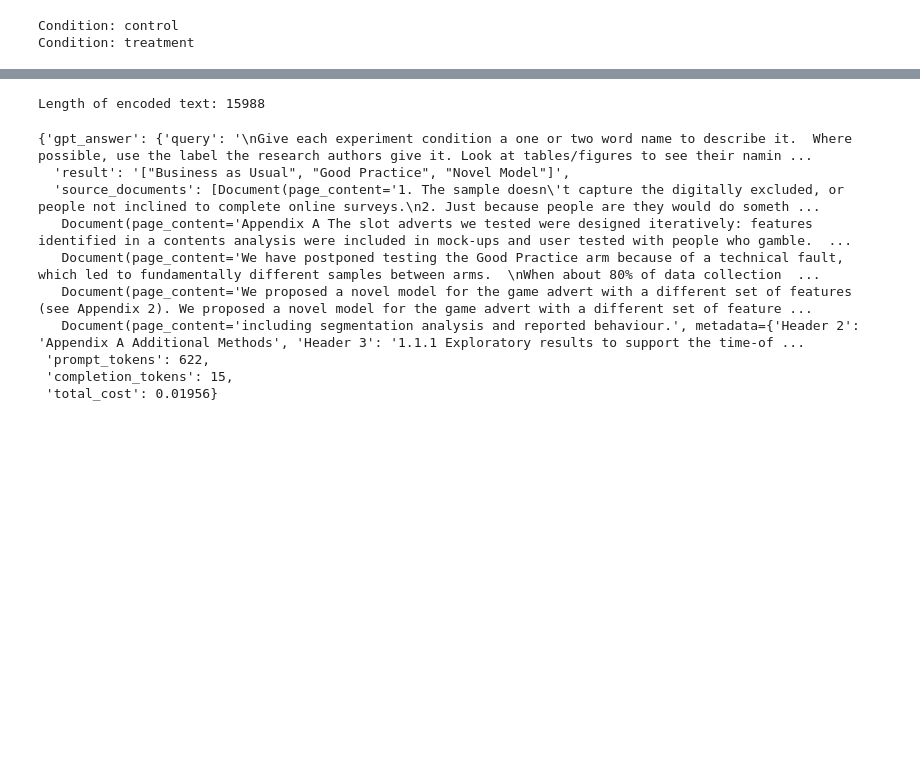
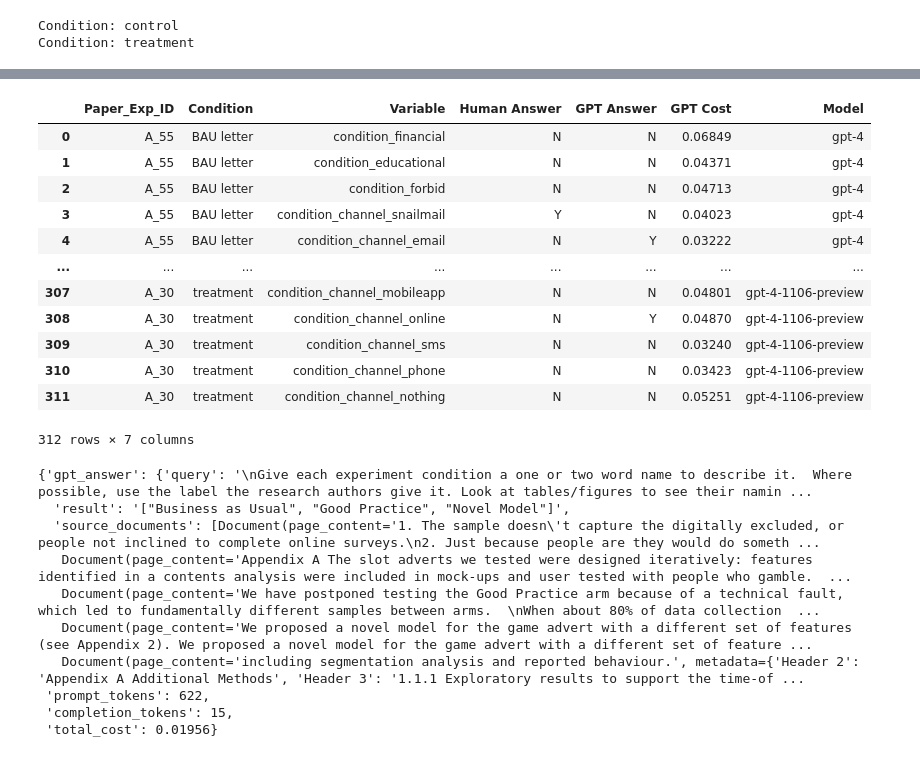
Before and after one commit to Watts-Lab/atlas, a Jupyter notebook: notebooks/gpt_demonstration.ipynb, the cells around one changed output, grey strips where cells are left out. Cells and saved outputs as stored; diff of their text form; code cells hidden in the pictures; blank space fills up the shorter version.

Commit message:
gpt-4-turbo trial

```diff
--- a/notebooks/gpt_demonstration.ipynb
+++ b/notebooks/gpt_demonstration.ipynb
@@ -524,17 +440,0 @@ def play(answer, all_words):
-# %%
-import tiktoken
-
-# read the file
-with open('sample_paper/A_19_2022_DoHonestyNudges.mmd', 'r') as f:
-    text = f.read()
-
-# encode the text
-encoding = tiktoken.encoding_for_model("gpt-3.5-turbo")
-encoded_text = encoding.encode(text)
-
-# get the length of the encoded text
-length = len(encoded_text)
-
-print("Length of encoded text:", length)
-# %% [output]
-Length of encoded text: 15988
@@ -541,3 +455,19 @@ Length of encoded text: 15988
+# %%
+pd.read_csv('gpt_condition.csv')
+# %% [output]
+|  | Paper_Exp_ID | Condition | Variable | Human Answer | GPT Answer | GPT Cost | Model |
+| 0 | A_55 | BAU letter | condition_financial | N | N | 0.06849 | gpt-4 |
+| 1 | A_55 | BAU letter | condition_educational | N | N | 0.04371 | gpt-4 |
+| 2 | A_55 | BAU letter | condition_forbid | N | N | 0.04713 | gpt-4 |
+| 3 | A_55 | BAU letter | condition_channel_snailmail | Y | N | 0.04023 | gpt-4 |
+| 4 | A_55 | BAU letter | condition_channel_email | N | Y | 0.03222 | gpt-4 |
+| ... | ... | ... | ... | ... | ... | ... | ... |
+| 307 | A_30 | treatment | condition_channel_mobileapp | N | N | 0.04801 | gpt-4-1106-preview |
+| 308 | A_30 | treatment | condition_channel_online | N | Y | 0.04870 | gpt-4-1106-preview |
+| 309 | A_30 | treatment | condition_channel_sms | N | N | 0.03240 | gpt-4-1106-preview |
+| 310 | A_30 | treatment | condition_channel_phone | N | N | 0.03423 | gpt-4-1106-preview |
+| 311 | A_30 | treatment | condition_channel_nothing | N | N | 0.05251 | gpt-4-1106-preview |
+312 rows × 7 columns
 # %%
 behavior_description_2 = """
 Name the behavioral outcome in a few words. If the authors have a clear, short description of each \
```
Also changed, not shown: parts of 17 cells of this notebook, 3 other files.
